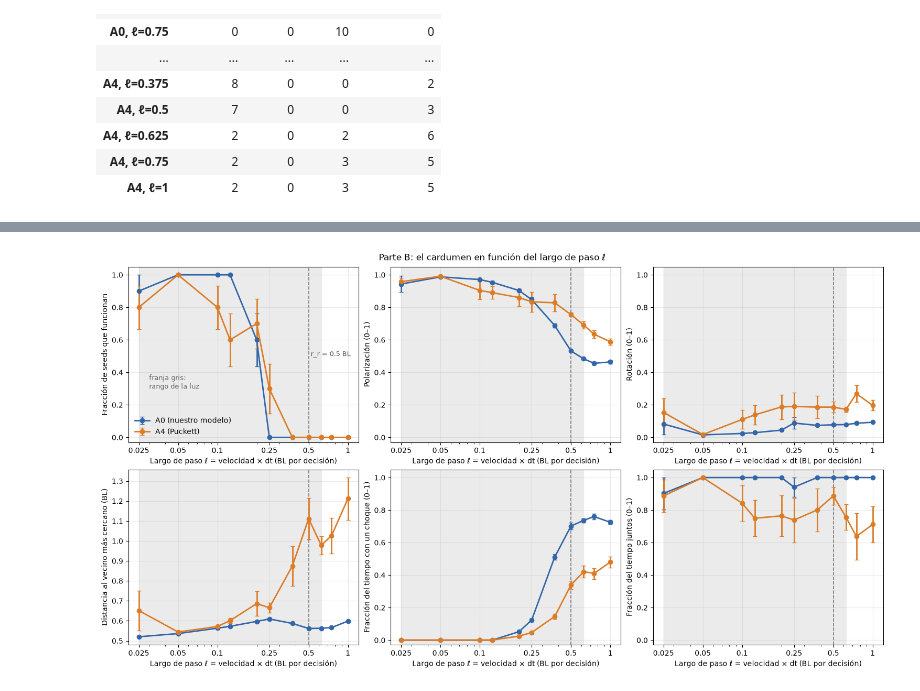
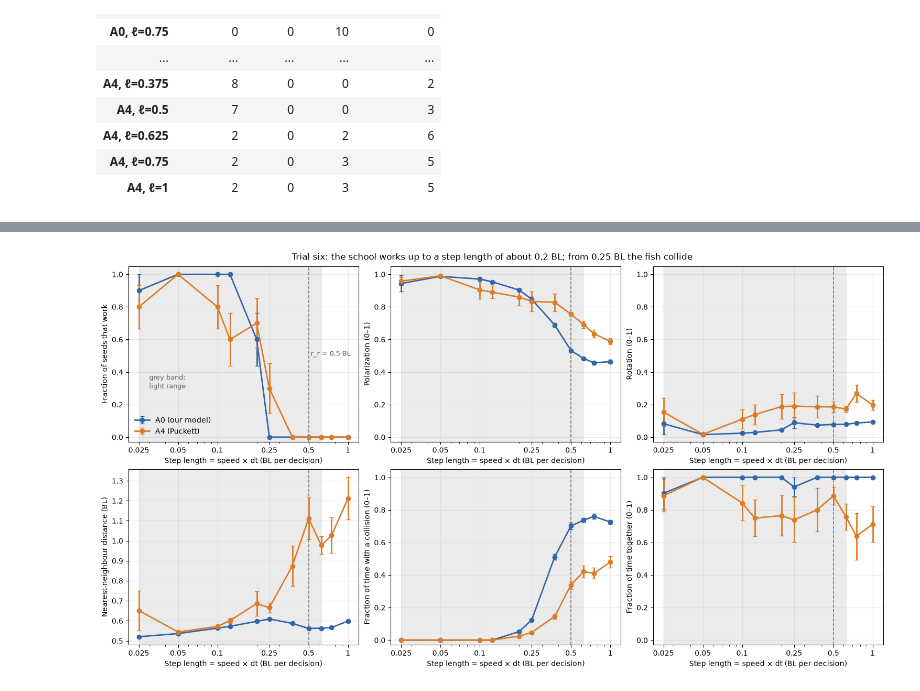
Before and after one commit to JacopodiPaola/MAS-2026, a Jupyter notebook: checks/trial_six_dt_and_speed/trial_six_dt_and_speed.ipynb, the cells around one changed output, grey strips where cells are left out. Saved outputs shown, nothing was run; the diff lists cells and outputs as text; code cells hidden in the pictures.

```diff
--- a/checks/trial_six_dt_and_speed/trial_six_dt_and_speed.ipynb
+++ b/checks/trial_six_dt_and_speed/trial_six_dt_and_speed.ipynb
@@ -252,0 +170,20 @@ short_table(step_summary)
+# %%
+def scaled(settings, factor):
+    """The same configuration with every distance (radii, arena, step length) multiplied by factor."""
+    changes = {}
+    for key in ["repulsion_radius", "orientation_radius", "attraction_radius", "arena", "speed"]:
+        changes[key] = settings[key] * factor
+    return change_settings(settings, settings["label"] + f" x{factor:g}", changes)
+
+
+rows = []
+for settings in [A0_SETTINGS, PUCKETT_SETTINGS]:
+    n_decisions = study_tools.number_of_decisions(settings["speed"], settings["dt"])
+    for seed in SEEDS:
+        small_run = record_trajectory(build_model(settings, seed), n_decisions)
+        big_run = record_trajectory(build_model(scaled(settings, SCALE_FACTOR), seed), n_decisions)
+        rows.append({"configuration": settings["label"],
+                     "largest difference (BL)": largest_difference(big_run / SCALE_FACTOR, small_run)})
+scaling = pd.DataFrame(rows)
+assert scaling["largest difference (BL)"].max() == 0.0
+scaling.groupby("configuration").max()
@@ -278,38 +279,32 @@ Línea vertical: el radio de repulsión (0.5 BL). Franja sombreada: el rango de
 # %%
-FIGURE_B_TITLE = "Parte B: el cardumen en función del largo de paso ℓ"
-
-panels = [
-    ("works", "Fracción de seeds que funcionan"),
-    ("polarization", "Polarización (0–1)"),
-    ("rotation", "Rotación (0–1)"),
-    ("nnd", "Distancia al vecino más cercano (BL)"),
-    ("collision_fraction", "Fracción del tiempo con un choque (0–1)"),
-    ("together_fraction", "Fracción del tiempo juntos (0–1)"),
-]
+panels = [("works", "Fraction of seeds that work"), ("polarization", "Polarization (0–1)"),
+          ("rotation", "Rotation (0–1)"), ("nnd", "Nearest-neighbour distance (BL)"),
+          ("collision_fraction", "Fraction of time with a collision (0–1)"),
+          ("together_fraction", "Fraction of time together (0–1)")]
 BASE_COLORS = {"A0": A0_COLOR, "A4": PUCKETT_COLOR}
-BASE_NAMES = {"A0": "A0 (nuestro modelo)", "A4": "A4 (Puckett)"}
+BASE_NAMES = {"A0": "A0 (our model)", "A4": "A4 (Puckett)"}
 
 fig, axes = plt.subplots(2, 3, figsize=(15, 8), constrained_layout=True)
 for axis, (column, axis_label) in zip(axes.flat, panels):
-    axis.axvspan(0.025, 0.625, color="0.92", zorder=0)
+    axis.axvspan(LIGHT_RANGE[0], LIGHT_RANGE[1], color="0.92", zorder=0)
     axis.axvline(REPULSION_RADIUS, color="0.45", linestyle="--", linewidth=1.2, zorder=1)
     for base in ["A0", "A4"]:
         rows = step_summary[step_summary["base"] == base]
         axis.errorbar(rows["step_length"], rows[column], yerr=rows[column + "_se"], color=BASE_COLORS[base],
                       marker="o", markersize=6, linewidth=2, capsize=3, label=BASE_NAMES[base], zorder=2)
     axis.set_xscale("log")
     axis.set_xticks([0.025, 0.05, 0.1, 0.25, 0.5, 1.0])
     axis.set_xticklabels(["0.025", "0.05", "0.1", "0.25", "0.5", "1"])
-    axis.set_xlabel("Largo de paso ℓ = velocidad × dt (BL por decisión)")
+    axis.set_xlabel("Step length = speed × dt (BL per decision)")
     axis.set_ylabel(axis_label)
     axis.grid(alpha=0.25)
     if column != "nnd":
         axis.set_ylim(-0.03, 1.05)
 axes[0, 0].legend(frameon=False, loc="lower left")
-axes[0, 0].text(0.5, 0.5, " r_r = 0.5 BL", color="0.35", fontsize=9)
-axes[0, 0].text(0.03, 0.3, "franja gris:\nrango de la luz", color="0.4", fontsize=9)
-fig.suptitle(FIGURE_B_TITLE)
+axes[0, 0].text(REPULSION_RADIUS, 0.5, " r_r = 0.5 BL", color="0.35", fontsize=9)
+axes[0, 0].text(0.03, 0.3, "grey band:\nlight range", color="0.4", fontsize=9)
+fig.suptitle("Trial six: the school works up to a step length of about 0.2 BL; from 0.25 BL the fish collide")
 fig.savefig(FIGURE_FOLDER / "part_b_step_length.png", dpi=150)
 plt.show()
 # %% [output]
-[figure, old version]
+[figure, new version]
```
Also changed, not shown: parts of 56 cells of this notebook, 31 other files.
